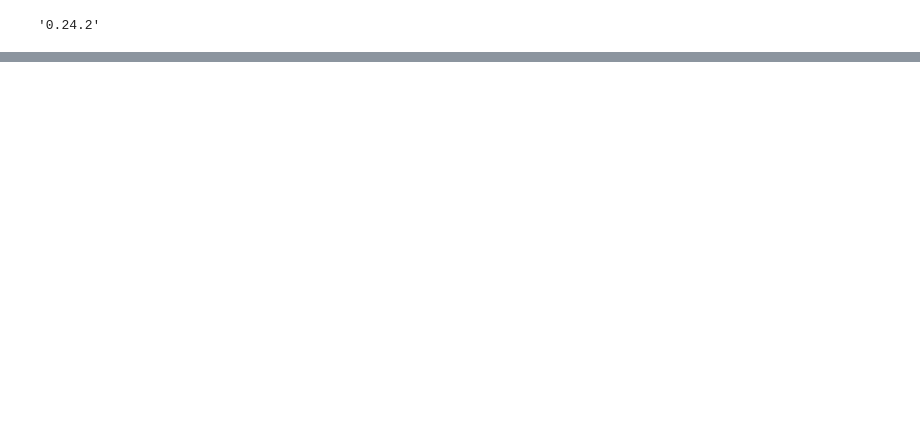
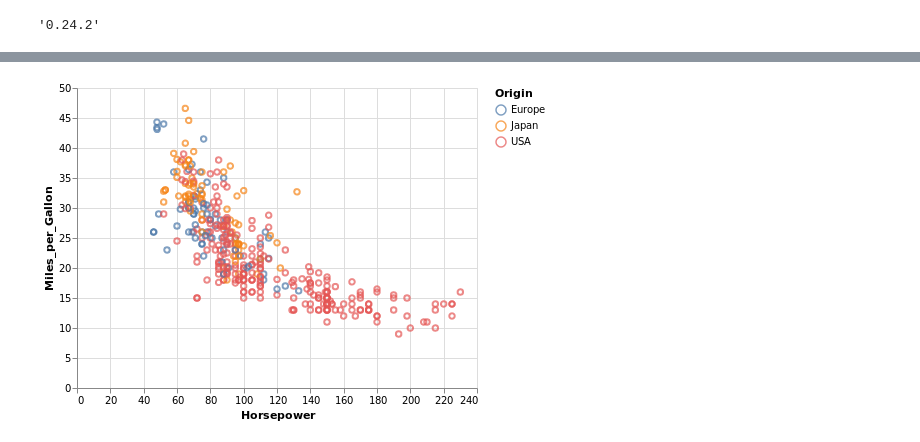
Before and after one commit to eepgwde/pyeg0, a Jupyter notebook: wrldrmt/demo0.ipynb, the cells around one changed output, grey strips where cells are left out. Saved outputs shown, nothing was run; the diff lists cells and outputs as text; code cells hidden in the pictures; blank space fills up the shorter version.

```diff
--- a/wrldrmt/demo0.ipynb
+++ b/wrldrmt/demo0.ipynb
@@ -20,5 +41,14 @@ pd.__version__
 # %%
 from wrldrmt import Utility
+# %%
+chrt0 = alt.Chart(cars).mark_point().encode(
+    x='Horsepower',
+    y='Miles_per_Gallon',
+    color='Origin',
+)
+chrt0.interactive()
+# %% [output]
+[figure, added]
 # %%
 i0 = Utility.instance()
 i0.lbl2n(None)
```
Also changed, not shown: parts of 16 cells of this notebook, 6 other files.
